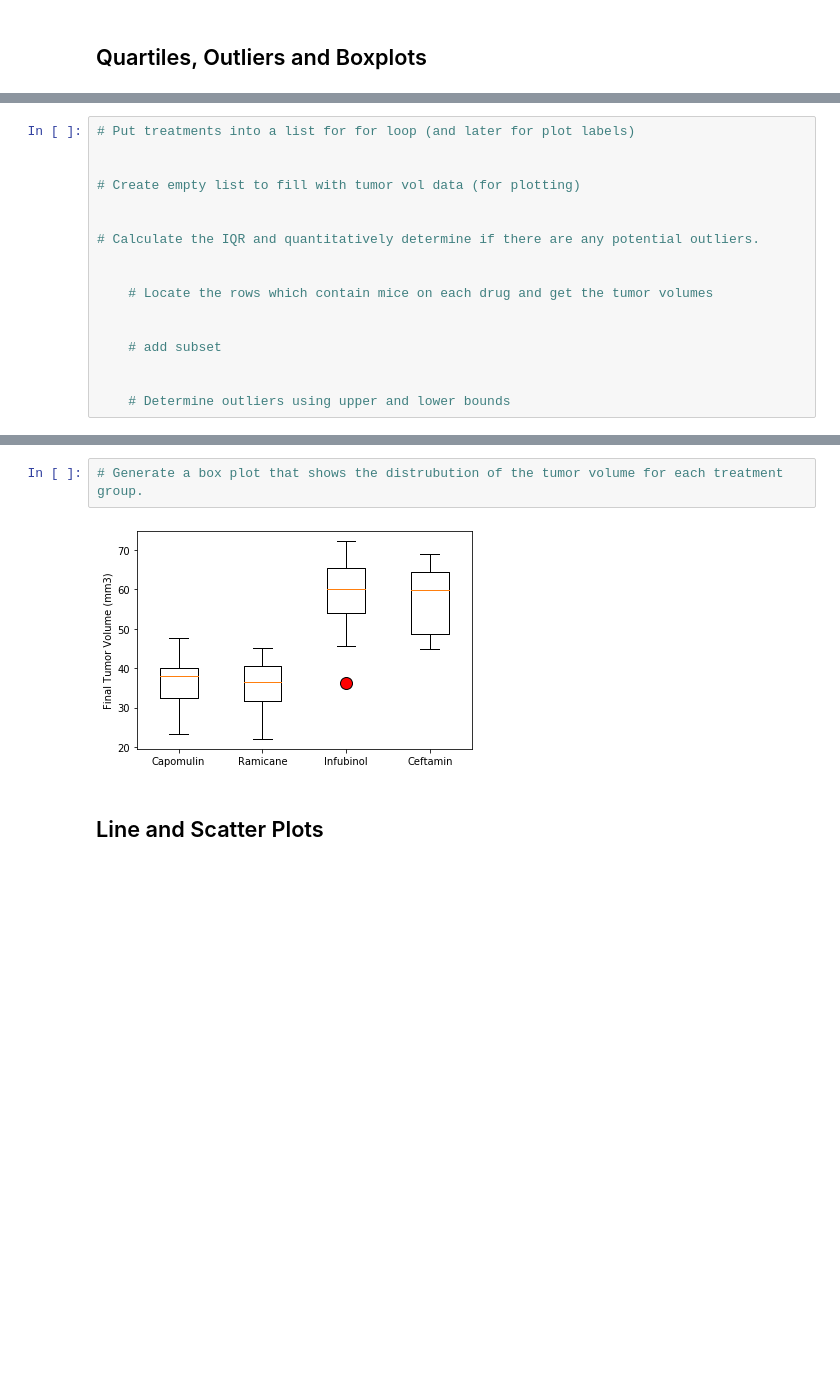
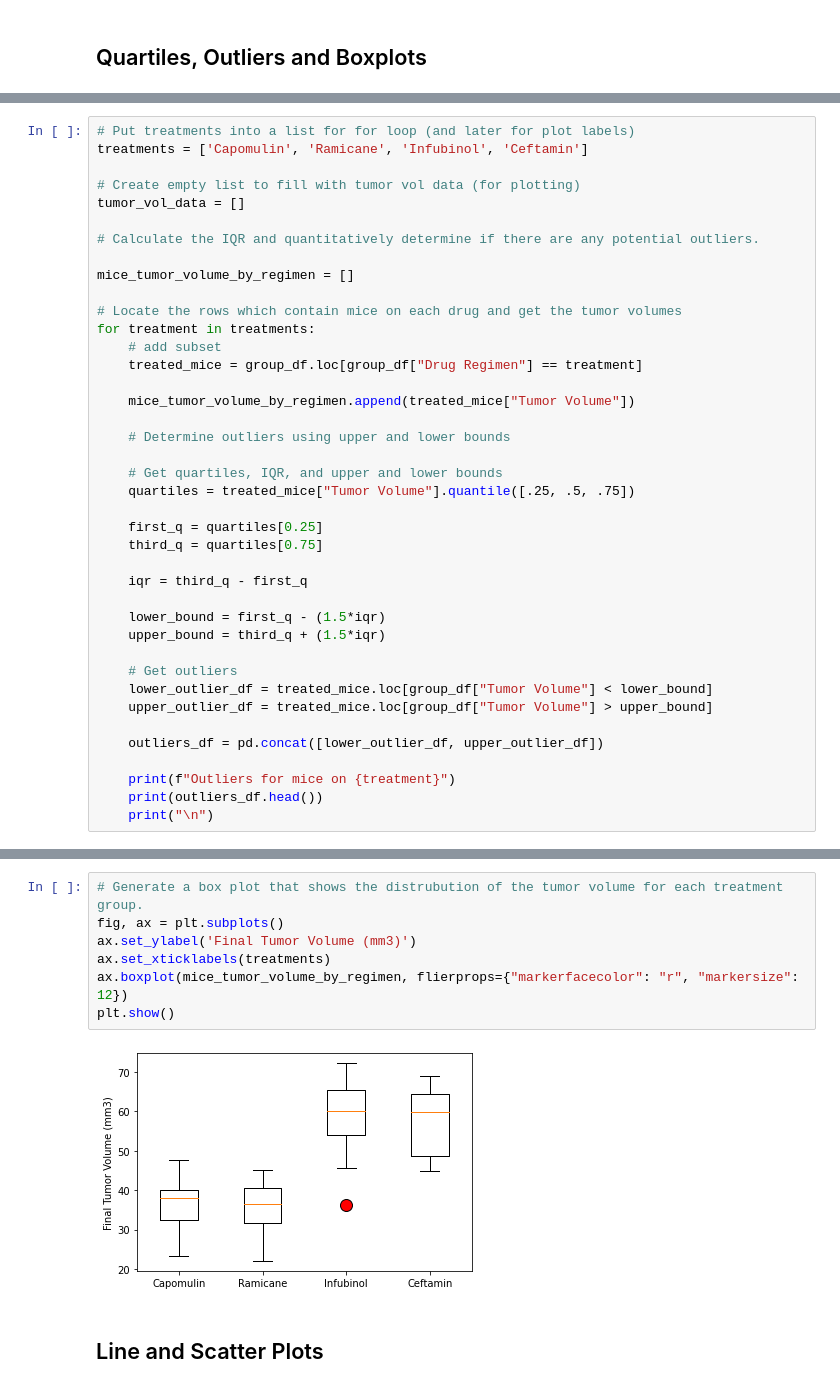
Before and after one commit to baruchfrost/pyma-analysis, a Jupyter notebook: pymaceuticals_analysis.ipynb, the cells around one changed output, grey strips where cells are left out. Saved outputs shown, nothing was run; the diff lists cells and outputs as text; blank space fills up the shorter version.

```diff
--- a/pymaceuticals_analysis.ipynb
+++ b/pymaceuticals_analysis.ipynb
@@ -189,18 +209,41 @@ plt.show()
 # %%
 # Put treatments into a list for for loop (and later for plot labels)
-
+treatments = ['Capomulin', 'Ramicane', 'Infubinol', 'Ceftamin']
 
 # Create empty list to fill with tumor vol data (for plotting)
-
+tumor_vol_data = []
 
 # Calculate the IQR and quantitatively determine if there are any potential outliers.
 
+mice_tumor_volume_by_regimen = []
 
-    # Locate the rows which contain mice on each drug and get the tumor volumes
+# Locate the rows which contain mice on each drug and get the tumor volumes
+for treatment in treatments:
+    # add subset
+    treated_mice = group_df.loc[group_df["Drug Regimen"] == treatment]
 
-
-    # add subset
-
+    mice_tumor_volume_by_regimen.append(treated_mice["Tumor Volume"])
 
     # Determine outliers using upper and lower bounds
+
+    # Get quartiles, IQR, and upper and lower bounds
+    quartiles = treated_mice["Tumor Volume"].quantile([.25, .5, .75])
+
+    first_q = quartiles[0.25]
+    third_q = quartiles[0.75]
+
+    iqr = third_q - first_q
+
+    lower_bound = first_q - (1.5*iqr)
+    upper_bound = third_q + (1.5*iqr)
+
+    # Get outliers
+    lower_outlier_df = treated_mice.loc[group_df["Tumor Volume"] < lower_bound]
+    upper_outlier_df = treated_mice.loc[group_df["Tumor Volume"] > upper_bound]
+
+    outliers_df = pd.concat([lower_outlier_df, upper_outlier_df])
+
+    print(f"Outliers for mice on {treatment}")
+    print(outliers_df.head())
+    print("\n")
 # %% [output]
@@ -212,7 +267,12 @@ Ceftamin's potential outliers: Series([], Name: Tumor Volume (mm3), dtype: float
 # %%
 # Generate a box plot that shows the distrubution of the tumor volume for each treatment group.
+fig, ax = plt.subplots()
+ax.set_ylabel('Final Tumor Volume (mm3)')
+ax.set_xticklabels(treatments)
+ax.boxplot(mice_tumor_volume_by_regimen, flierprops={"markerfacecolor": "r", "markersize": 12})
+plt.show()
 # %% [output]
-[figure, old version]
+[figure, new version]
 # %% [markdown]
 ## Line and Scatter Plots
 # %%
```
Also changed, not shown: parts of 3 cells of this notebook.
